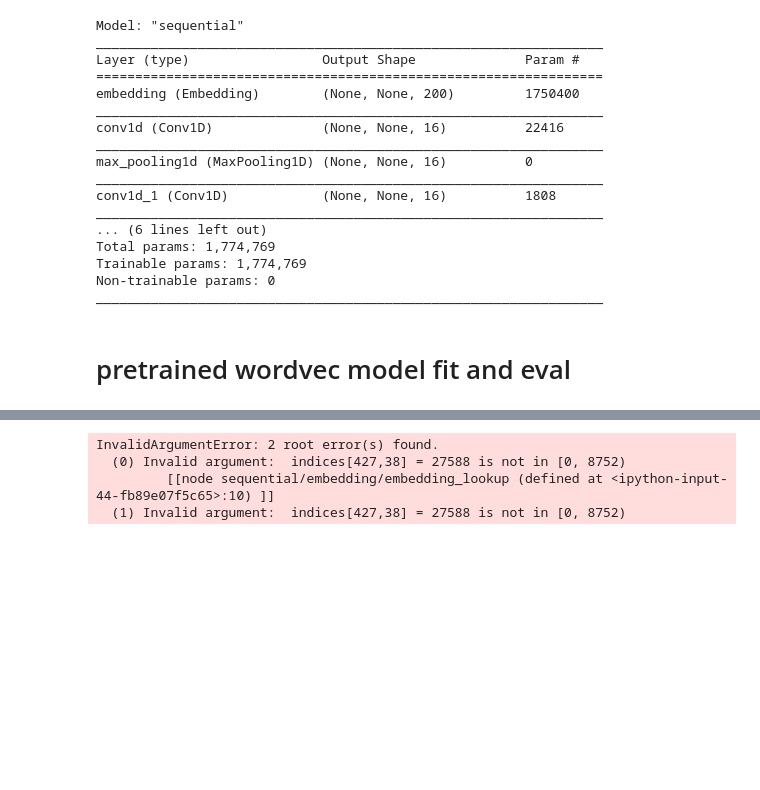
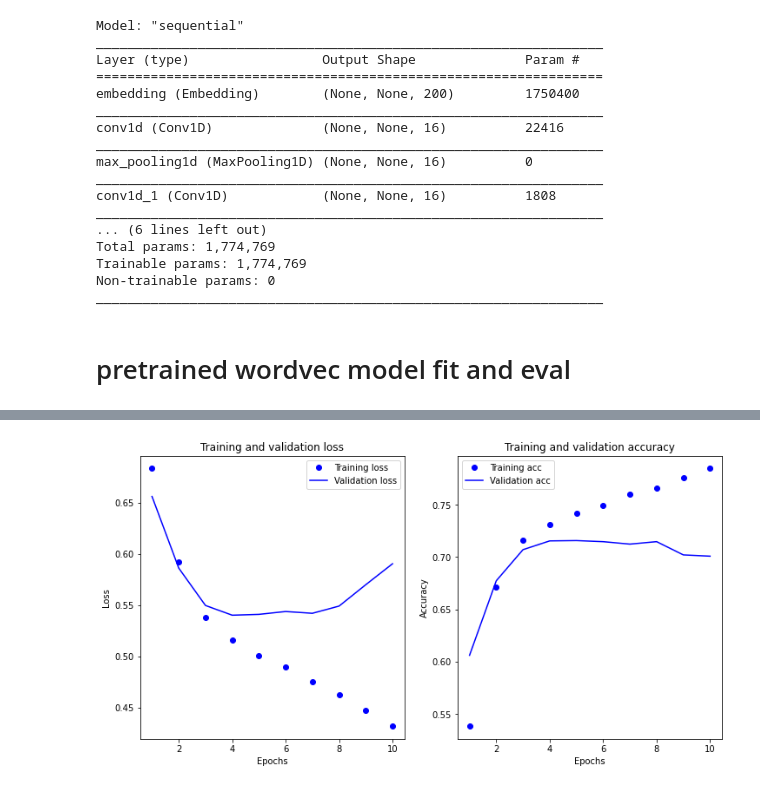
Before and after one commit to JeongChanDo/aiffel_practice, a Jupyter notebook: EXPLORATION04/movie_review_sentimental_analysis.ipynb, the cells around one changed output, grey strips where cells are left out. Saved outputs shown, nothing was run; the diff lists cells and outputs as text; code cells hidden in the pictures; blank space fills up the shorter version.

```diff
--- a/EXPLORATION04/movie_review_sentimental_analysis.ipynb
+++ b/EXPLORATION04/movie_review_sentimental_analysis.ipynb
@@ -522,7 +522,11 @@ print(X_train_part[:2])
 # %% [markdown]
 # model training
 # %%
-def compile_fit(model, epochs=10):
+def compile_fit(model, X_train, y_train, epochs=10):
+    X_valid = X_train[100000:]
+    y_valid = y_train[100000:]
+    X_train_part = X_train[:100000]
+    y_train_part = y_train[:100000]
     model.compile(optimizer="adam",
                  loss="binary_crossentropy",
                  metrics=["accuracy"])
@@ -802,5 +806,5 @@ number of words :  30185
 # %%
-def get_conversion_pt():
+def get_conversion_pt(index_to_word):
     vocab_size = len(word_vectors.wv.vectors)
     word_vector_dim = 200
 
@@ -812,7 +816,7 @@ def get_conversion_pt():
     word_to_index_pt["<UNK>"] = 2
     for i in range(3, vocab_size):
         if index_to_word[i] in word_vectors:
-            word_to_index_pt[4 + vocab_size_pt] = index_to_word[i]
+            word_to_index_pt[index_to_word[i]] = 3 + vocab_size_pt
             vocab_size_pt = vocab_size_pt + 1
 
     print("pt vocab size : ", vocab_size)
@@ -847,7 +851,7 @@ def load_data(train_data, test_data, num_words=None):
     print("the number of word : ", len(index_to_word))
     word_to_index = {word:index for index, word in index_to_word.items() if index < num_words}
 
-    word_to_index_pt, index_to_word_pt, new_vocab_size, embedding_matrix = get_conversion_pt()
+    word_to_index_pt, index_to_word_pt, new_vocab_size, embedding_matrix = get_conversion_pt(index_to_word)
     X_train = get_encoded_sentences(train_stopwords["document"], word_to_index_pt)
     y_train = train_stopwords["label"].values
     X_test = get_encoded_sentences(test_stopwords["document"], word_to_index_pt)
@@ -927,7 +931,7 @@ pad sequences maxlen :  43
 # %%
 #to release occupied gpu memory
 tf.keras.backend.clear_session()
-
+word_vector_dim = 200
 # 모델 구성
 model = keras.Sequential()
 model.add(keras.layers.Embedding(new_vocab_size,
@@ -963,7 +967,7 @@ _________________________________________________________________
 # %% [markdown]
 # pretrained wordvec model fit and eval
 # %%
-history = compile_fit(model,epochs=10)
+history = compile_fit(model, X_train, y_train)
 evaluation_and_visualization(model, X_test, y_test, verbose=2)
 # %% [output]
 Epoch 1/10
@@ -970,4 +990 @@ Epoch 1/10
-InvalidArgumentError: 2 root error(s) found.
-  (0) Invalid argument:  indices[427,38] = 27588 is not in [0, 8752)
-         [[node sequential/embedding/embedding_lookup (defined at <ipython-input-44-fb89e07f5c65>:10) ]]
-  (1) Invalid argument:  indices[427,38] = 27588 is not in [0, 8752)
+[figure, added]
```
Also changed, not shown: parts of 2 cells of this notebook.
